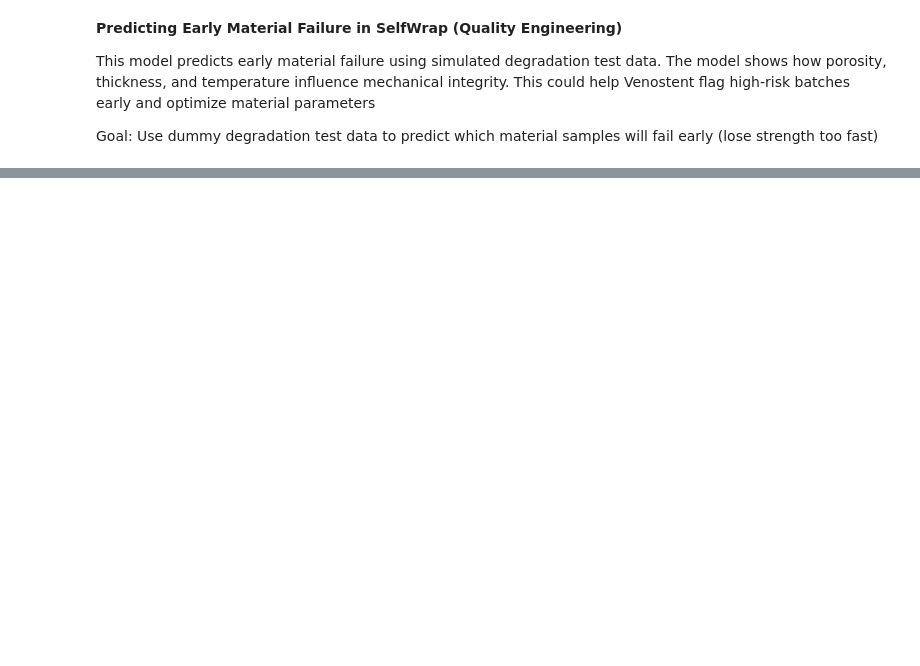
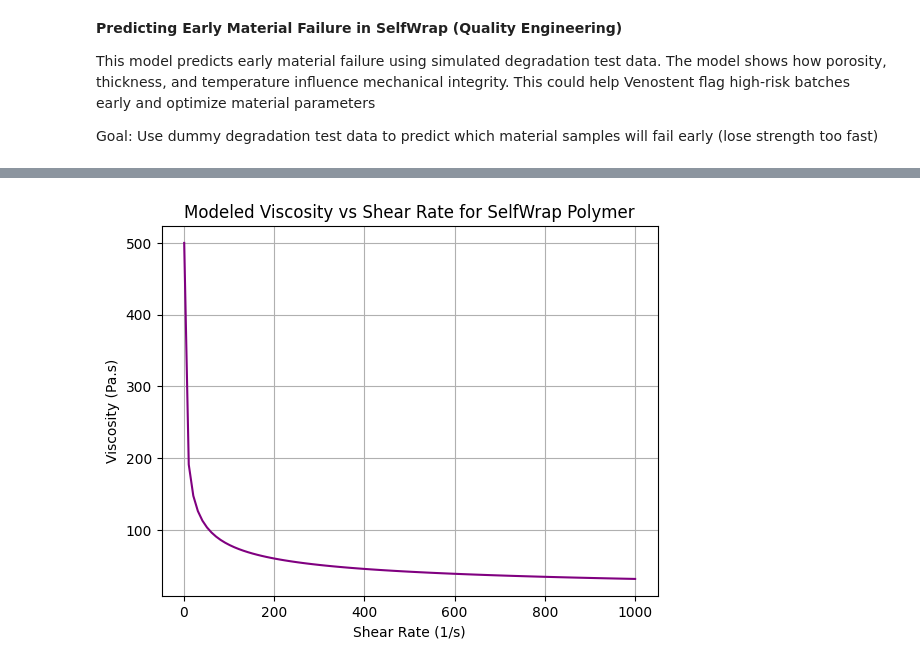
Before and after one commit to varshacode01/varshacode01, a Jupyter notebook: SelfWrap_Material_Failure_Predictor.ipynb, the cells around one changed output, grey strips where cells are left out. Drawn from its saved outputs; the diff is of its cells as text; code cells hidden in the pictures; blank space fills up the shorter version.

```diff
--- a/SelfWrap_Material_Failure_Predictor.ipynb
+++ b/SelfWrap_Material_Failure_Predictor.ipynb
@@ -61,0 +108,20 @@ plt.show()
+# %%
+import numpy as np
+import matplotlib.pyplot as plt
+
+# Simulated parameters
+shear_rate = np.linspace(1, 1000, 100)  # 1/s
+K = 500  # consistency index
+n = 0.6  # shear-thinning index
+
+# Power-law model
+viscosity = K * shear_rate**(n-1)
+
+plt.plot(shear_rate, viscosity, color='purple')
+plt.xlabel("Shear Rate (1/s)")
+plt.ylabel("Viscosity (Pa.s)")
+plt.title("Modeled Viscosity vs Shear Rate for SelfWrap Polymer")
+plt.grid(True)
+plt.show()
+# %% [output]
+[figure, added]
```
Also changed, not shown: parts of 7 cells of this notebook.
